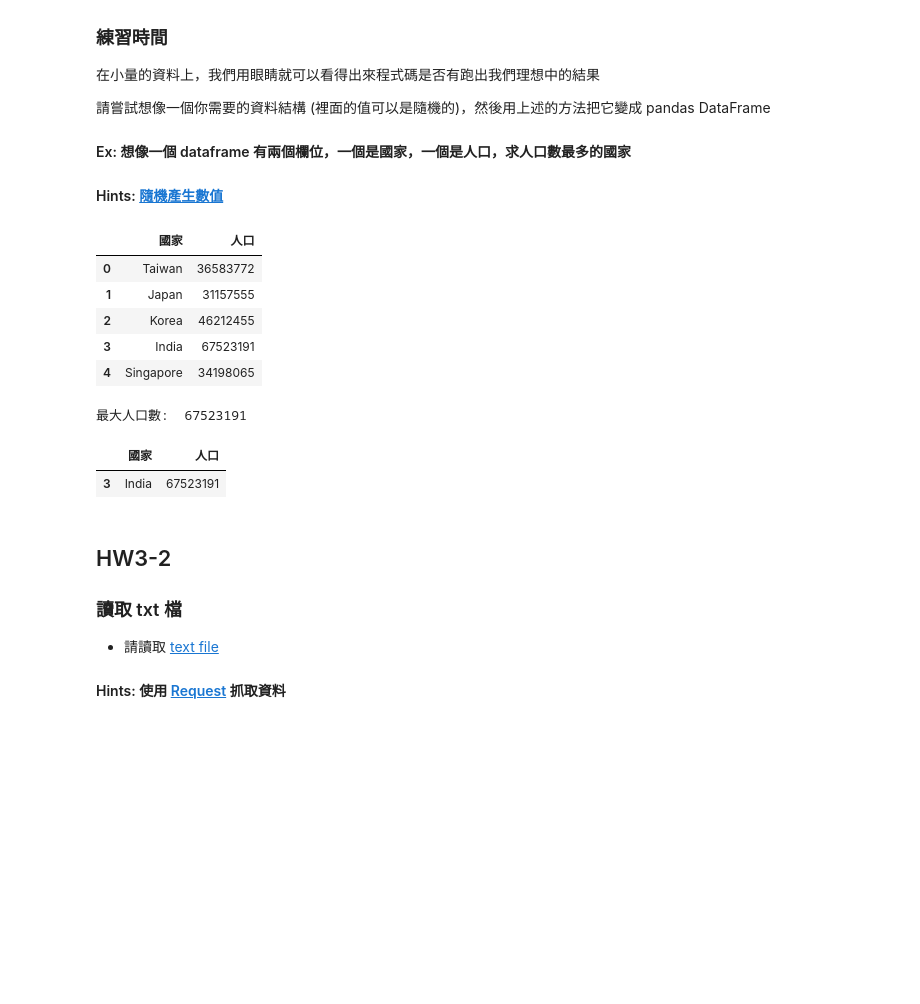
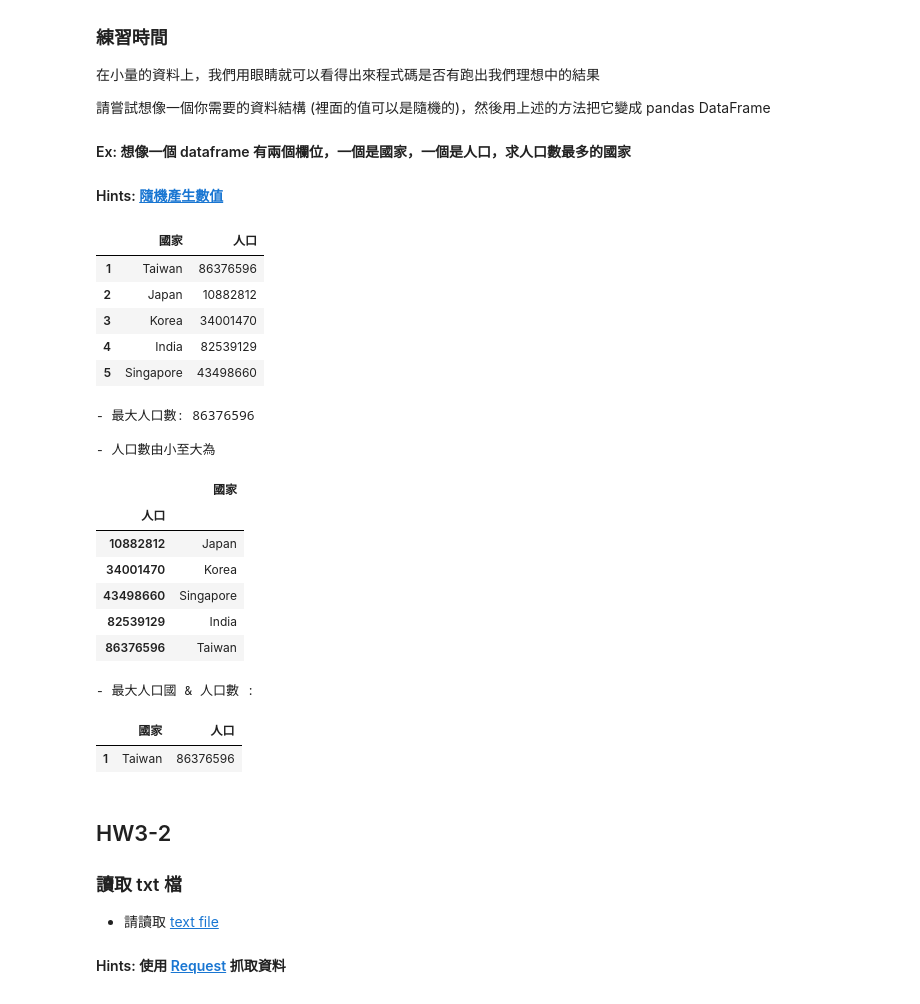
Before and after one commit to lankokelly/2nd-ML100days, a Jupyter notebook: homework/Day_003_HW.ipynb, the cells around one changed output. Cells and saved outputs as stored; diff of their text form; code cells hidden in the pictures; blank space fills up the shorter version.

```diff
--- a/homework/Day_003_HW.ipynb
+++ b/homework/Day_003_HW.ipynb
@@ -13,27 +13,46 @@ import pandas as pd
 import numpy as np
 # %%
 import random
+
 country = ['Taiwan', 'Japan', 'Korea', 'India', 'Singapore']
 population = np.random.randint(10000000, 99999999, size=5)
 
-data = {'國家':country,'人口':population}
-data_df = pd.DataFrame(data)
+data = {'國家':country,
+        '人口':population,}
+
+data_df = pd.DataFrame(data, index=['1','2','3','4','5'])
 data_df
 # %% [output]
 |  | 國家 | 人口 |
-| 0 | Taiwan | 36583772 |
-| 1 | Japan | 31157555 |
-| 2 | Korea | 46212455 |
-| 3 | India | 67523191 |
-| 4 | Singapore | 34198065 |
+| 1 | Taiwan | 86376596 |
+| 2 | Japan | 10882812 |
+| 3 | Korea | 34001470 |
+| 4 | India | 82539129 |
+| 5 | Singapore | 43498660 |
 # %%
-print ('最大人口數: ', max(data_df['人口'])) #人口這個column最大的數值 #df[column_name]取 column
+max_population = max(data_df['人口'])
 
-data_df[data_df['人口'] == max(data_df['人口'])]
+print ('- 最大人口數:', max_population,'\n') #人口這個column最大的數值 #df[column_name]取 column
+print('- 人口數由小至大為')
+data_df.groupby('人口').max()
 # %% [output]
-最大人口數:  67523191
+- 最大人口數: 86376596
+
+- 人口數由小至大為
-|  | 國家 | 人口 |
-| 3 | India | 67523191 |
+|  | 國家 |
+| 人口 |  |
+| 10882812 | Japan |
+| 34001470 | Korea |
+| 43498660 | Singapore |
+| 82539129 | India |
+| 86376596 | Taiwan |
+# %%
+print ('- 最大人口國 & 人口數 : ','\n')
+data_df.groupby('人口').get_group(max_population)
+# %% [output]
+- 最大人口國 & 人口數 :
+|  | 國家 | 人口 |
+| 1 | Taiwan | 86376596 |
 # %% [markdown]
 ## HW3-2
 ### 讀取 txt 檔
```
Also changed, not shown: parts of 6 cells of this notebook.
